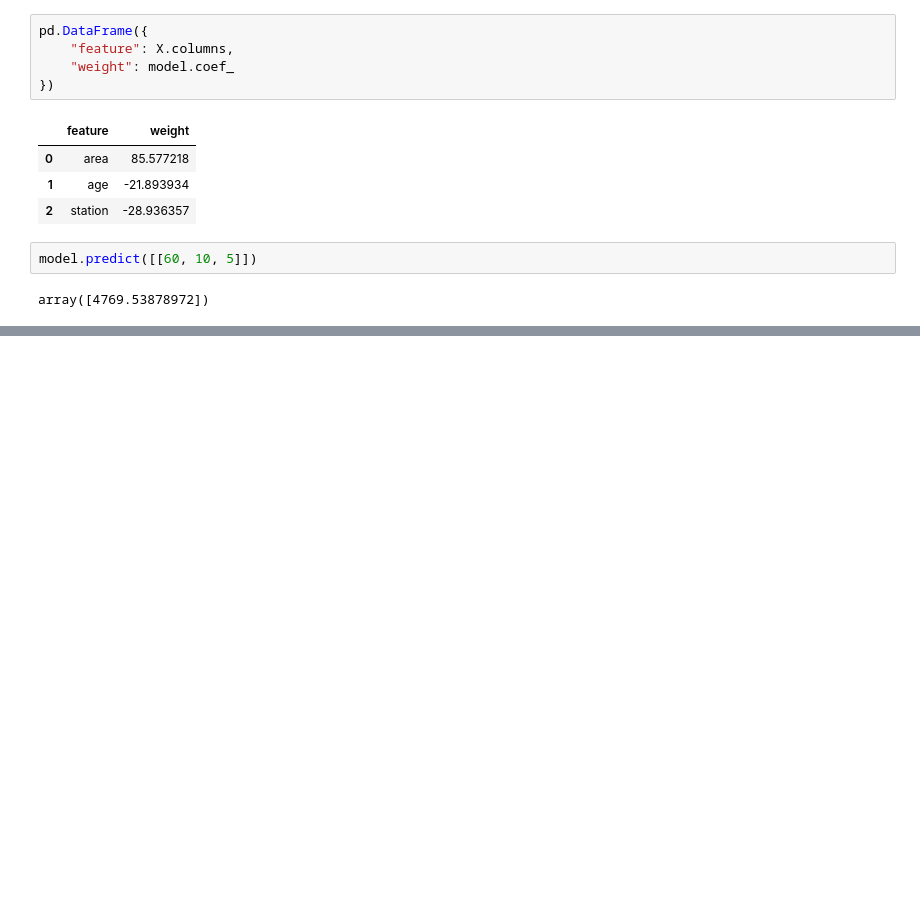
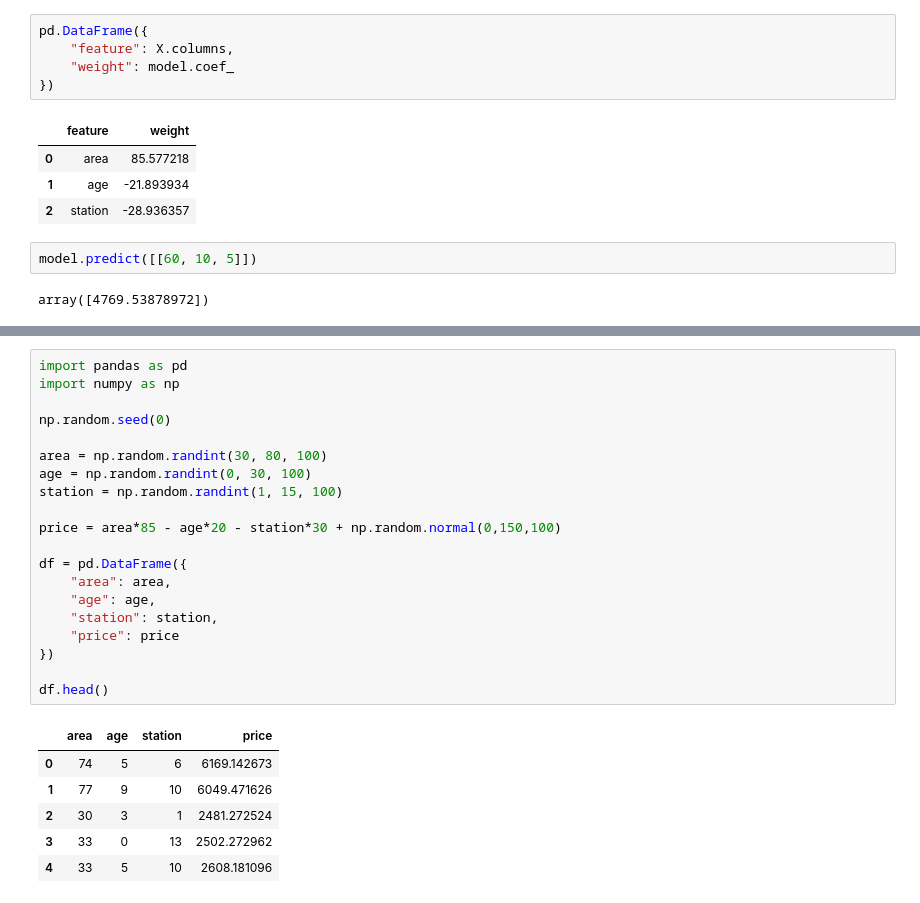
Before and after one commit to Saori-Hub/real-estate-ai-lab, a Jupyter notebook: 02_feature_weights.ipynb, the cells around one changed output, grey strips where cells are left out. Saved outputs shown, nothing was run; the diff lists cells and outputs as text; blank space fills up the shorter version.

```diff
--- a/02_feature_weights.ipynb
+++ b/02_feature_weights.ipynb
@@ -249,0 +280,27 @@ array([4769.53878972])
+# %%
+import pandas as pd
+import numpy as np
+
+np.random.seed(0)
+
+area = np.random.randint(30, 80, 100)
+age = np.random.randint(0, 30, 100)
+station = np.random.randint(1, 15, 100)
+
+price = area*85 - age*20 - station*30 + np.random.normal(0,150,100)
+
+df = pd.DataFrame({
+    "area": area,
+    "age": age,
+    "station": station,
+    "price": price
+})
+
+df.head()
+# %% [output]
+|  | area | age | station | price |
+| 0 | 74 | 5 | 6 | 6169.142673 |
+| 1 | 77 | 9 | 10 | 6049.471626 |
+| 2 | 30 | 3 | 1 | 2481.272524 |
+| 3 | 33 | 0 | 13 | 2502.272962 |
+| 4 | 33 | 5 | 10 | 2608.181096 |
```
Also changed, not shown: parts of 3 cells of this notebook.
